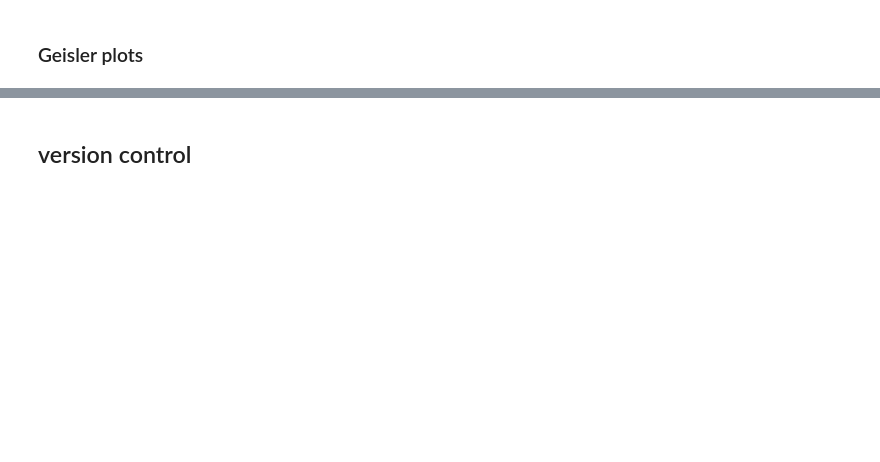
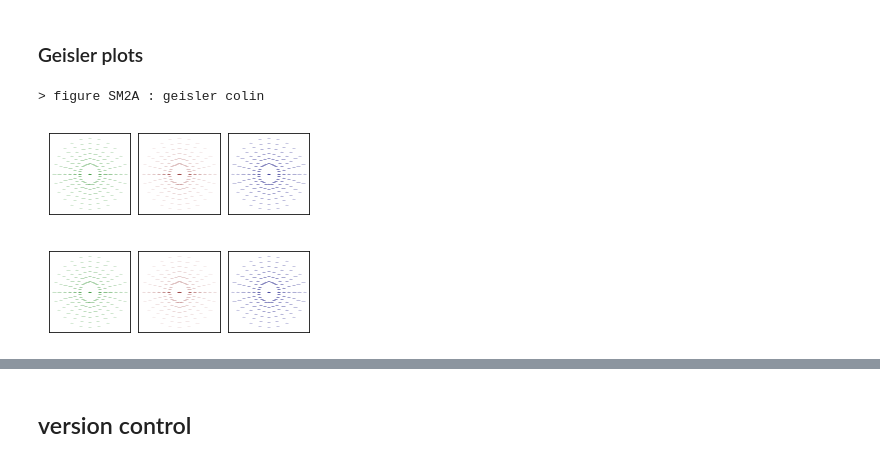
Before and after one commit to laurentperrinet/PerrinetBednar15, a Jupyter notebook: notebooks/3 notebook_figure_chevrons.ipynb, the cells around one changed output, grey strips where cells are left out. Saved outputs shown, nothing was run; the diff lists cells and outputs as text; code cells hidden in the pictures; blank space fills up the shorter version.

```diff
--- a/notebooks/3 notebook_figure_chevrons.ipynb
+++ b/notebooks/3 notebook_figure_chevrons.ipynb
@@ -262,21 +266,25 @@ figsizeSM3 = (fig_width, fig_width/1.618)
 # %%
 print('> figure SM2A : geisler colin ')
 
-fig, a = plt.subplots(1, 3, figsize=figsizeSM2)
+fig, ax = plt.subplots(1, 3, figsize=figsizeSM2)
 
 # natural
 v_hist_noscale = v_hist1a.sum(axis=-1)
-fig, a[0] = ef.cohistedges(edgeslist=None, v_hist=v_hist_noscale, fig=fig, a=a[0], display='colin_geisler', color='green')
+fig, ax[0] = ef.cohistedges(edgeslist=None, v_hist=v_hist_noscale, fig=fig, ax=ax[0], display='colin_geisler', color='green')
 # man-made
 v_hist_noscale = v_hist3a.sum(axis=-1)
-fig, a[1] = ef.cohistedges(edgeslist=None, v_hist=v_hist_noscale, fig=fig, a=a[1], display='colin_geisler', color='brown')
+fig, ax[1] = ef.cohistedges(edgeslist=None, v_hist=v_hist_noscale, fig=fig, ax=ax[1], display='colin_geisler', color='brown')
 # animal
 v_hist_noscale = v_hist2a.sum(axis=-1)
-fig, a[2] = ef.cohistedges(edgeslist=None, v_hist=v_hist_noscale, fig=fig, a=a[2], display='colin_geisler', color='blue')
+fig, ax[2] = ef.cohistedges(edgeslist=None, v_hist=v_hist_noscale, fig=fig, ax=ax[2], display='colin_geisler', color='blue')
 
 plt.subplots_adjust(left=0., right=1., bottom=0., top=1., wspace=0.05, hspace=0.05,)
 
 ef.savefig(fig, 'figureSM2A')
+# %% [output]
+> figure SM2A : geisler colin
+[figure, added]
+[figure, added]
 # %%
 print('> figure SM2B : geisler cocir ')
 
```
Also changed, not shown: parts of 10 cells of this notebook.
